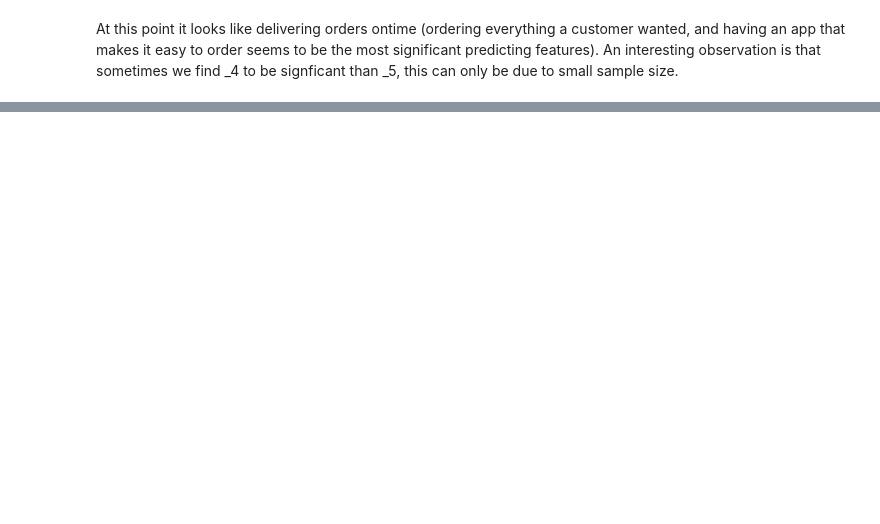
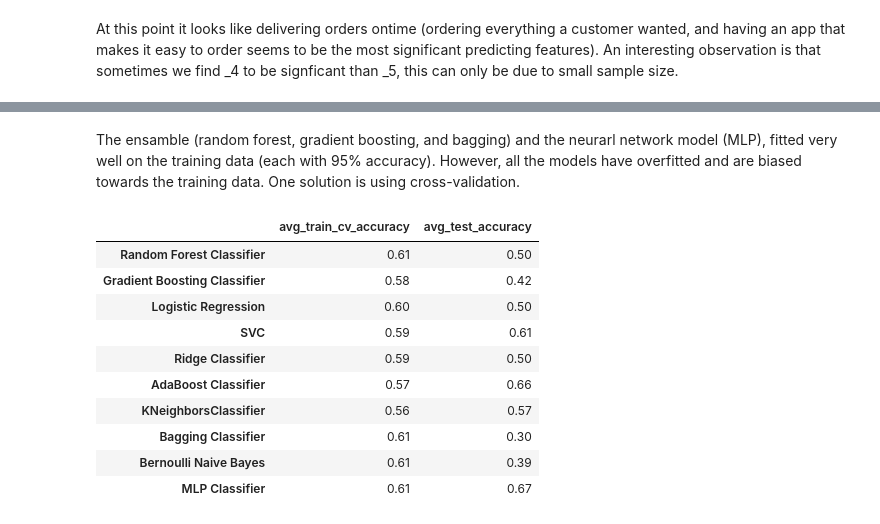
Before and after one commit to abebual/Happy-Customer-Bpojxqbxe0zbwgEV, a Jupyter notebook: Happy-Customers-Bpojxqbxe0zbwgEV.ipynb, the cells around one changed output, grey strips where cells are left out. Drawn from its saved outputs; the diff is of its cells as text; code cells hidden in the pictures; blank space fills up the shorter version.

```diff
--- a/Happy-Customers-Bpojxqbxe0zbwgEV.ipynb
+++ b/Happy-Customers-Bpojxqbxe0zbwgEV.ipynb
@@ -256,0 +285,60 @@ Lets try if we can do some hypertuning to improve the accuracy.
+# %% [markdown]
+The ensamble (random forest, gradient boosting, and bagging) and the neurarl network model (MLP), fitted very well on the training data (each with 95% accuracy). However, all the models have overfitted and are biased towards the training data. One solution is using cross-validation.
+# %%
+def cv_evaluate(x_train, x_test, y_train, y_test):
+    #Names of models
+    model_name_list = ['Random Forest Classifier',
+                       'Gradient Boosting Classifier',
+                      'Logistic Regression',
+                      'SVC',
+                      'Ridge Classifier',
+                      'AdaBoost Classifier',
+                      'KNeighborsClassifier',
+                      'Bagging Classifier',
+                      'Bernoulli Naive Bayes',
+                      'MLP Classifier']
+    model = np.arange(1, 11)
+    avg_train_cv_accuracy = np.empty(len(model))
+    test_accuracy = np.empty(len(model))
+    # Instantiate the models
+    model1 = RandomForestClassifier(n_estimators=100)
+    model2 = GradientBoostingClassifier(n_estimators=100)
+    model3 = LogisticRegression()
+    model4 = SVC (gamma='auto')
+    model5 = RidgeClassifier ()
+    model6 = AdaBoostClassifier (n_estimators=100)
+    model7 = KNeighborsClassifier (n_neighbors=3)
+    model8 = BaggingClassifier(n_estimators=100)
+    model9 = BernoulliNB()
+    model10 = MLPClassifier (max_iter=300)
+    results =pd.DataFrame(columns=['avg_train_cv_accuracy', 'avg_test_accuracy'])
+
+    model_list = [model1, model2, model3, model4, model5, model6, model7, model8, model9, model10]
+    # Train and predict with each model
+    for i, model in enumerate(model_list):
+        model.fit(x_train, y_train)
+
+        train_cv_accuracy = cross_val_score(estimator = model, X = x_train, y = y_train, cv = 5)
+        avg_train_cv_accuracy = train_cv_accuracy.mean()
+        test_cv_accuracy = cross_val_score(estimator = model, X = x_test, y = y_test, cv = 5)
+        avg_test_cv_accuracy = test_cv_accuracy.mean()
+
+        model_name=model_name_list[i]
+        results.loc[model_name, :] = [avg_train_cv_accuracy, avg_test_cv_accuracy]
+    return results
+
+
+results = cv_evaluate(x_train, x_test, y_train, y_test)
+results
+# %% [output]
+|  | avg_train_cv_accuracy | avg_test_accuracy |
+| Random Forest Classifier | 0.61 | 0.50 |
+| Gradient Boosting Classifier | 0.58 | 0.42 |
+| Logistic Regression | 0.60 | 0.50 |
+| SVC | 0.59 | 0.61 |
+| Ridge Classifier | 0.59 | 0.50 |
+| AdaBoost Classifier | 0.57 | 0.66 |
+| KNeighborsClassifier | 0.56 | 0.57 |
+| Bagging Classifier | 0.61 | 0.30 |
+| Bernoulli Naive Bayes | 0.61 | 0.39 |
+| MLP Classifier | 0.61 | 0.67 |
```
Also changed, not shown: parts of 42 cells of this notebook.
